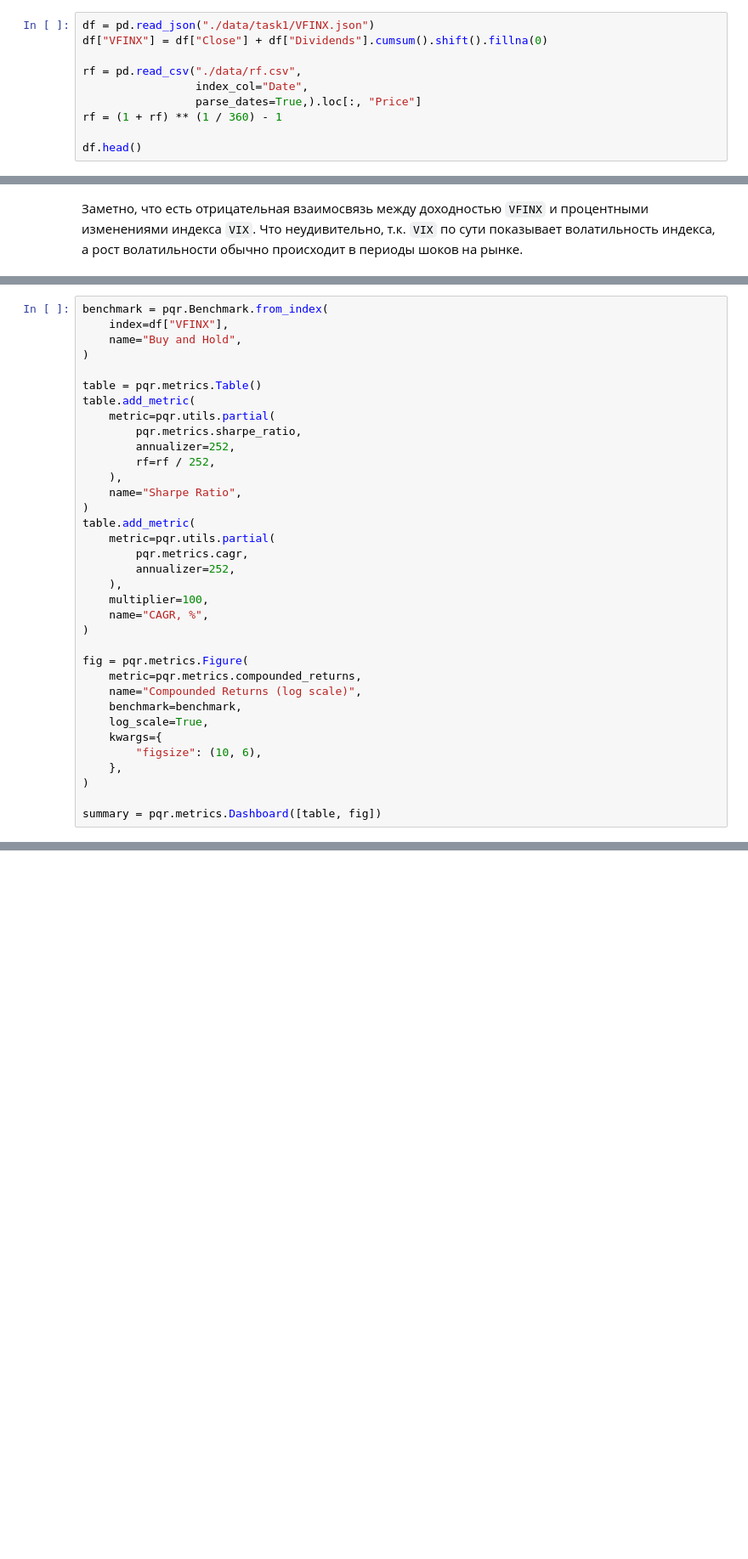
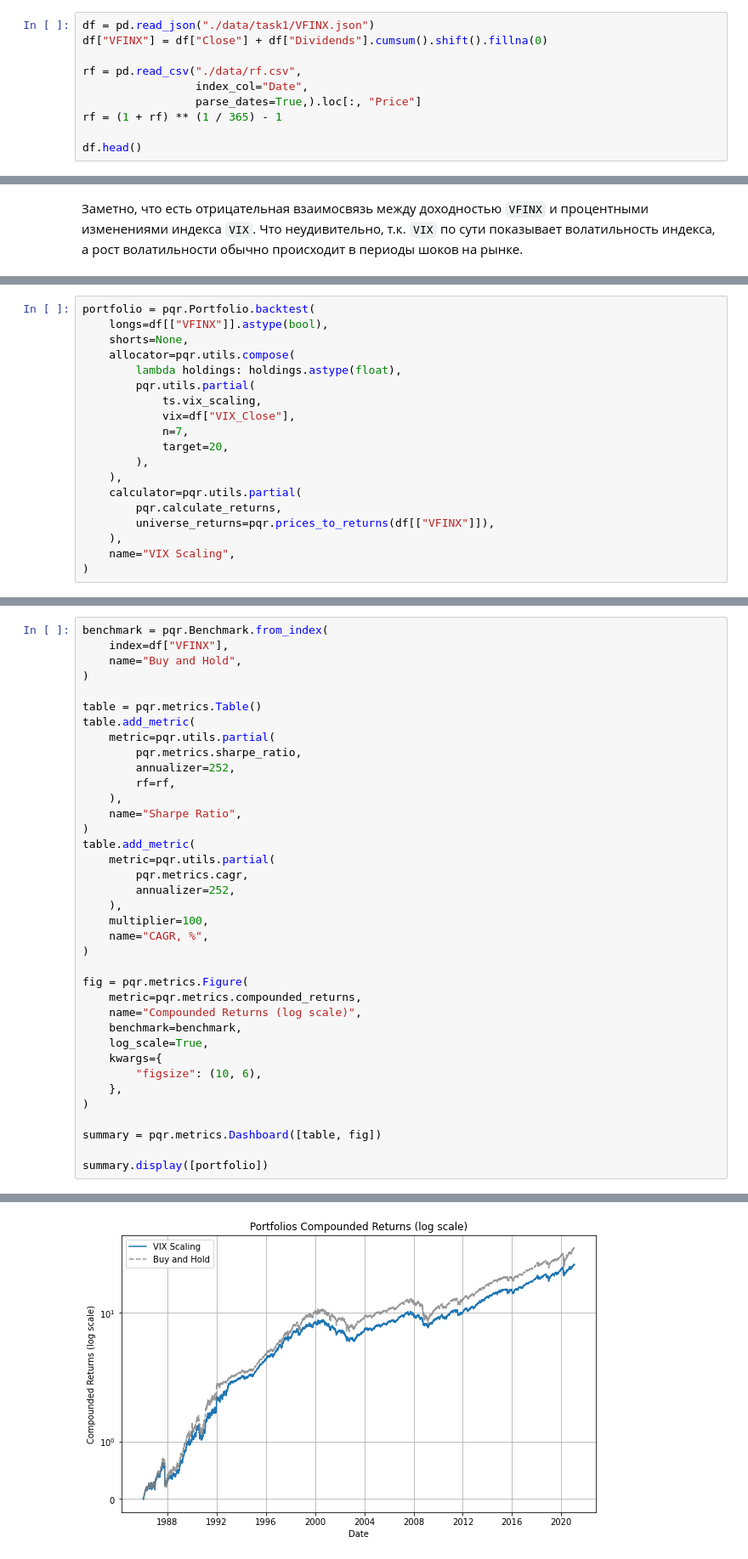
Before and after one commit to eura17/ff-case, a Jupyter notebook: task-1.ipynb, the cells around one changed output, grey strips where cells are left out. Shown: that part at 85% size. Drawn from its saved outputs; the diff is of its cells as text; blank space fills up the shorter version.

```diff
--- a/task-1.ipynb
+++ b/task-1.ipynb
@@ -15,7 +21,7 @@ df["VFINX"] = df["Close"] + df["Dividends"].cumsum().shift().fillna(0)
 rf = pd.read_csv("./data/rf.csv",
                  index_col="Date",
                  parse_dates=True,).loc[:, "Price"]
-rf = (1 + rf) ** (1 / 360) - 1
+rf = (1 + rf) ** (1 / 365) - 1
 
 df.head()
 # %% [output]
@@ -151,0 +173,19 @@ grid_sharpe_vix.style.background_gradient(cmap="Greens").format(precision=2)
+# %%
+portfolio = pqr.Portfolio.backtest(
+    longs=df[["VFINX"]].astype(bool),
+    shorts=None,
+    allocator=pqr.utils.compose(
+        lambda holdings: holdings.astype(float),
+        pqr.utils.partial(
+            ts.vix_scaling,
+            vix=df["VIX_Close"],
+            n=7,
+            target=20,
+        ),
+    ),
+    calculator=pqr.utils.partial(
+        pqr.calculate_returns,
+        universe_returns=pqr.prices_to_returns(df[["VFINX"]]),
+    ),
+    name="VIX Scaling",
+)
@@ -160,7 +202,7 @@ table.add_metric(
     metric=pqr.utils.partial(
         pqr.metrics.sharpe_ratio,
         annualizer=252,
-        rf=rf / 252,
+        rf=rf,
     ),
     name="Sharpe Ratio",
 )
@@ -184,3 +226,6 @@ fig = pqr.metrics.Figure(
 )
 
 summary = pqr.metrics.Dashboard([table, fig])
+
+summary.display([portfolio])
+# %% [output]
@@ -186,0 +235 @@ summary = pqr.metrics.Dashboard([table, fig])
+[figure, added]
```
Also changed, not shown: parts of 24 cells of this notebook, 2 other files.
